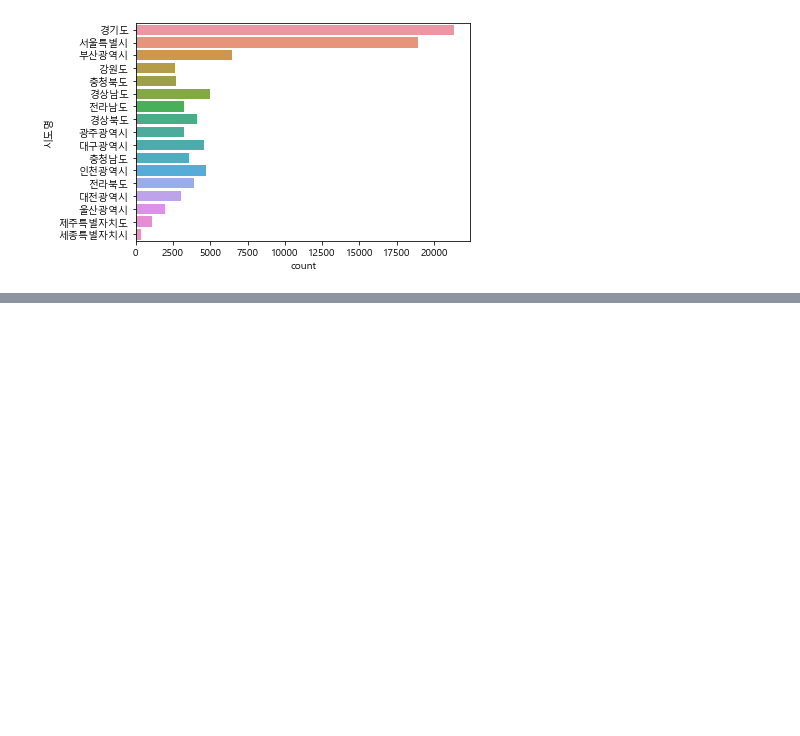
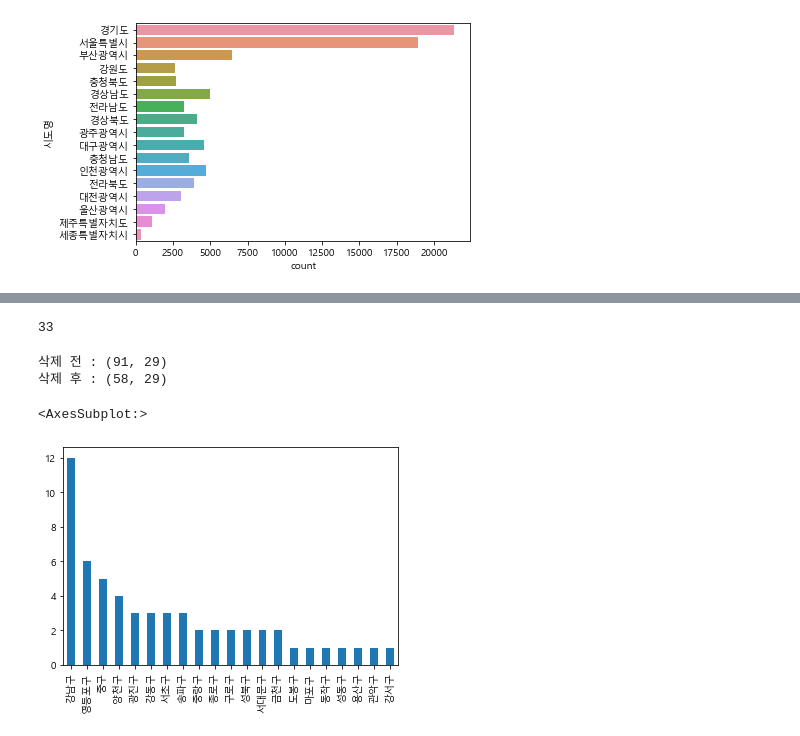
Before and after one commit to teng-ny/Today-I-Learn, a Jupyter notebook: 데이터분석(my)/서울 종합병원 분포 데이터분석.ipynb, the cells around one changed output, grey strips where cells are left out. Cells and saved outputs as stored; diff of their text form; code cells hidden in the pictures; blank space fills up the shorter version.

```diff
--- a/데이터분석(my)/서울 종합병원 분포 데이터분석.ipynb
+++ b/데이터분석(my)/서울 종합병원 분포 데이터분석.ipynb
@@ -199,0 +272,8 @@ sns.countplot(data=df, y='시도명')
+# %%
+#꽃배달/의료기/장례식장/상담소/어린이집은 종합병원과 무관하므로 제거
+#drop할 index저장
+drop_row=df_seoul_hospital[df_seoul_hospital["상호명"].str.contains("꽃배달|의료기|장례식장|상담소|어린이집")].index
+
+#index를 리스트로 저장
+drop_row=drop_row.tolist()
+drop_row
@@ -199,0 +282,6 @@ sns.countplot(data=df, y='시도명')
+# %%
+#의원으로 끝나는 데이터도 종합병원으로 볼 수 없으므로 drop_row2에 담아주고 list형태로 변환
+drop_row2=df_seoul_hospital[df_seoul_hospital["상호명"].str.endswith("의원")].index
+
+drop_row2=drop_row2.tolist()
+drop_row2
@@ -199,0 +306,20 @@ sns.countplot(data=df, y='시도명')
+# %%
+#삭제할 행 drop_row에 합쳐준다
+drop_row=drop_row+drop_row2
+print(len(drop_row))
+# %% [output]
+33
+# %%
+#해당 셀을 삭제하고 삭제 전과 후의 행 갯수 비교
+print("삭제 전 :", df_seoul_hospital.shape)
+df_seoul_hospital=df_seoul_hospital.drop(drop_row, axis=0)
+print("삭제 후 :", df_seoul_hospital.shape)
+# %% [output]
+삭제 전 : (91, 29)
+삭제 후 : (58, 29)
+# %%
+#시군구명에 따른 종합병원 수 시각화
+df_seoul_hospital["시군구명"].value_counts().plot.bar()
+# %% [output]
+<AxesSubplot:>
+[figure, added]
```
Also changed, not shown: parts of 21 cells of this notebook.
